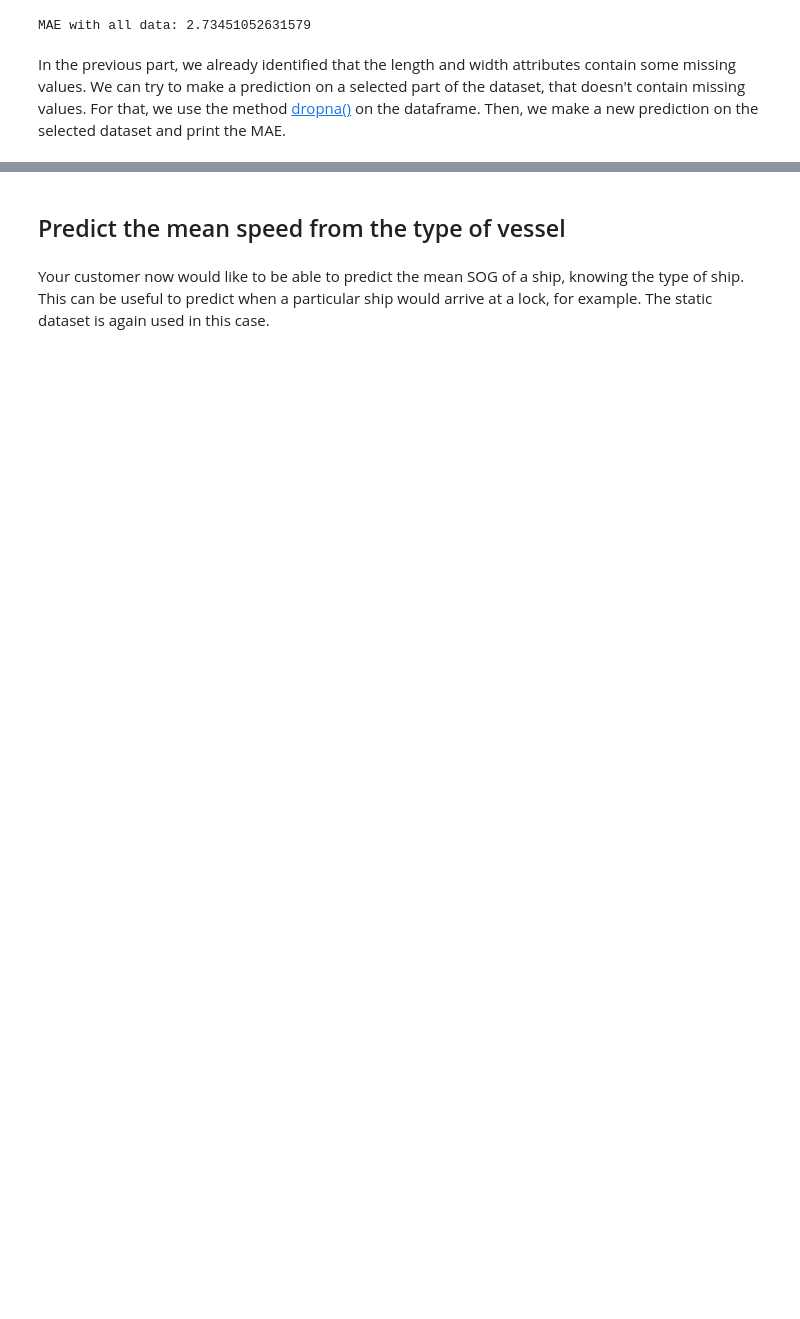
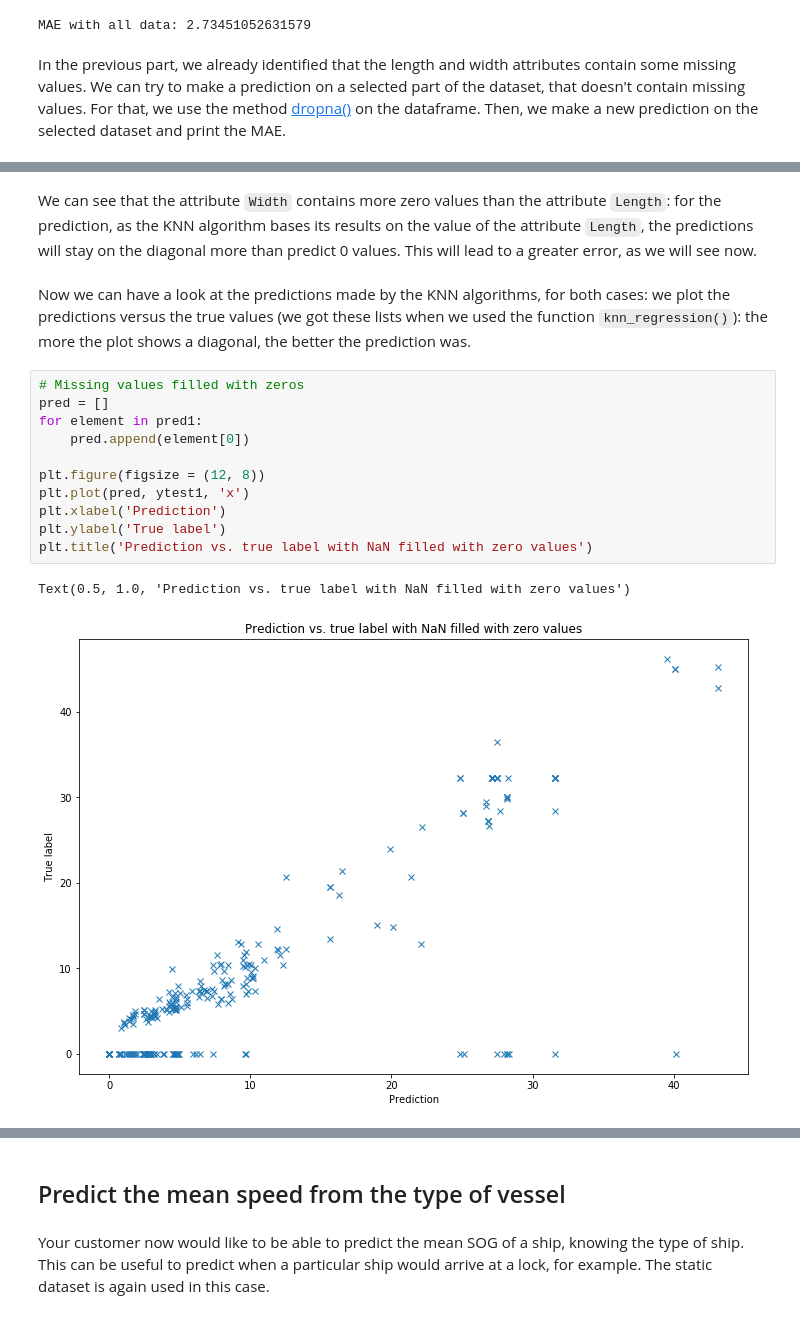
Before and after one commit to xldrkp/jb-test, a Jupyter notebook: content/chapter1-numerical/1-2-1-missing.ipynb, the cells around one changed output, grey strips where cells are left out. Saved outputs shown, nothing was run; the diff lists cells and outputs as text; blank space fills up the shorter version.

```diff
--- a/content/chapter1-numerical/1-2-1-missing.ipynb
+++ b/content/chapter1-numerical/1-2-1-missing.ipynb
@@ -53,0 +132,18 @@ __TODO: explanation: depends how missing values are treated in prediction > if l
+# %% [markdown]
+We can see that the attribute ``Width`` contains more zero values than the attribute ``Length``: for the prediction, as the KNN algorithm bases its results on the value of the attribute ``Length``, the predictions will stay on the diagonal more than predict 0 values. This will lead to a greater error, as we will see now.
+# %% [markdown]
+Now we can have a look at the predictions made by the KNN algorithms, for both cases: we plot the predictions versus the true values (we got these lists when we used the function ``knn_regression()``): the more the plot shows a diagonal, the better the prediction was.
+# %%
+# Missing values filled with zeros
+pred = []
+for element in pred1:
+    pred.append(element[0])
+
+plt.figure(figsize = (12, 8))
+plt.plot(pred, ytest1, 'x')
+plt.xlabel('Prediction')
+plt.ylabel('True label')
+plt.title('Prediction vs. true label with NaN filled with zero values')
+# %% [output]
+Text(0.5, 1.0, 'Prediction vs. true label with NaN filled with zero values')
+[figure, added]
```
Also changed, not shown: parts of 21 cells of this notebook.
